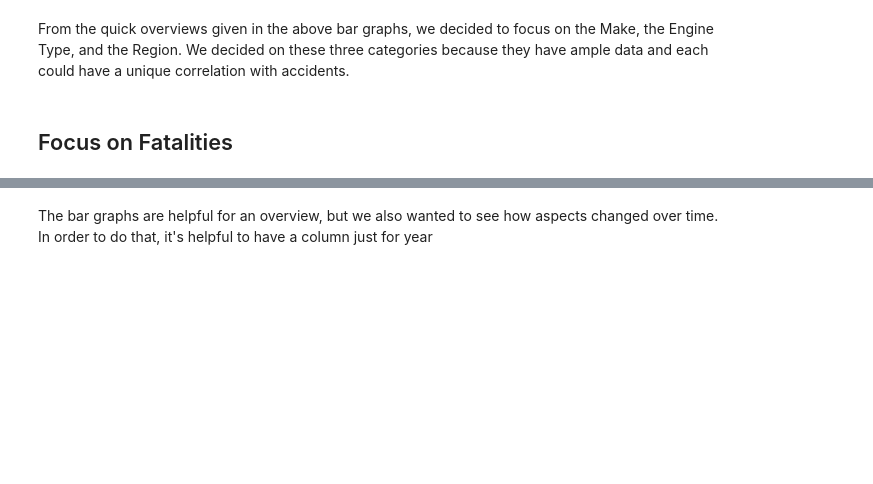
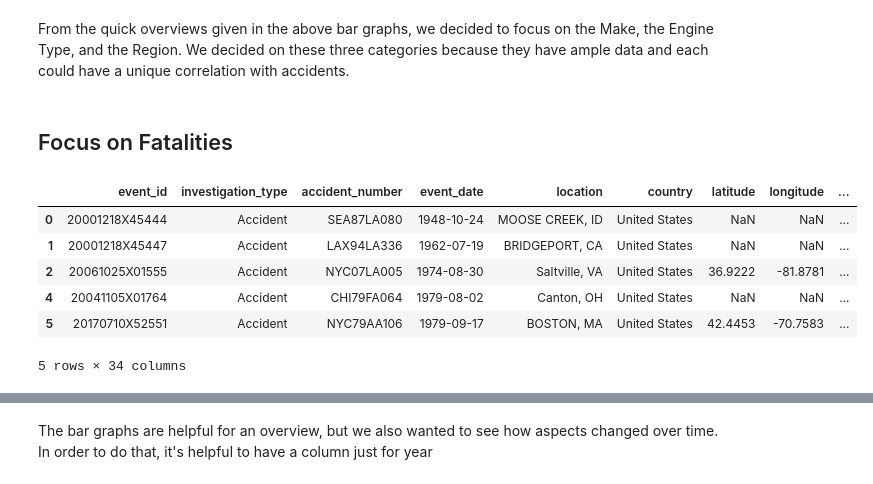
Before and after one commit to pmjustafort/DSC-Phase1-Project-BEP, a Jupyter notebook: daly_project_1-Copy.ipynb, the cells around one changed output, grey strips where cells are left out. Drawn from its saved outputs; the diff is of its cells as text; code cells hidden in the pictures; blank space fills up the shorter version.

```diff
--- a/daly_project_1-Copy.ipynb
+++ b/daly_project_1-Copy.ipynb
@@ -600,3 +600,17 @@ ax.bar(x,y);
 From the quick overviews given in the above bar graphs, we decided to focus on the Make, the Engine Type, and the Region. We decided on these three categories because they have ample data and each could have a unique correlation with accidents.
 # %% [markdown]
 ## Focus on Fatalities
+# %%
+#Getting top 20 airplane makes for below make bar chart
+make_count = accident_df['make'].value_counts()
+top_20_make = make_count.head(20)
+make_subset = accident_df[accident_df['make'].isin(top_20_make.index)]
+make_subset.head()
+# %% [output]
+|  | event_id | investigation_type | accident_number | event_date | location | country | latitude | longitude | ... |
+| 0 | 20001218X45444 | Accident | SEA87LA080 | 1948-10-24 | MOOSE CREEK, ID | United States | NaN | NaN | ... |
+| 1 | 20001218X45447 | Accident | LAX94LA336 | 1962-07-19 | BRIDGEPORT, CA | United States | NaN | NaN | ... |
+| 2 | 20061025X01555 | Accident | NYC07LA005 | 1974-08-30 | Saltville, VA | United States | 36.9222 | -81.8781 | ... |
+| 4 | 20041105X01764 | Accident | CHI79FA064 | 1979-08-02 | Canton, OH | United States | NaN | NaN | ... |
+| 5 | 20170710X52551 | Accident | NYC79AA106 | 1979-09-17 | BOSTON, MA | United States | 42.4453 | -70.7583 | ... |
+5 rows × 34 columns
```
Also changed, not shown: parts of 8 cells of this notebook.
